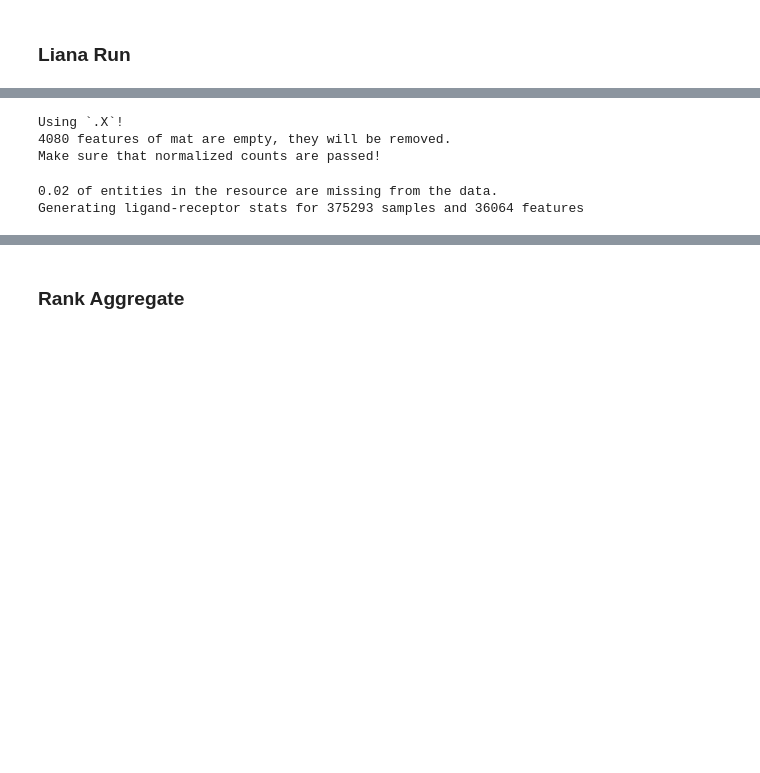
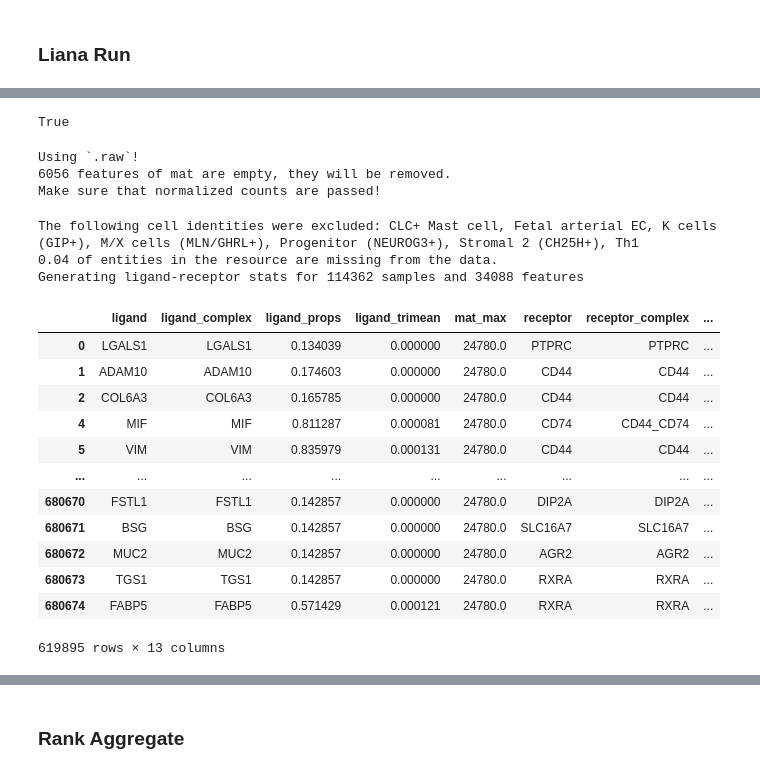
Before and after one commit to Talavera-Lopez-Lab/GCA_social_network, a Jupyter notebook: 4_cell-cell_interactions/Healthy reference/Healthy_reference_liana.ipynb, the cells around one changed output, grey strips where cells are left out. Drawn from its saved outputs; the diff is of its cells as text; code cells hidden in the pictures; blank space fills up the shorter version.

```diff
--- a/4_cell-cell_interactions/Healthy reference/Healthy_reference_liana.ipynb
+++ b/4_cell-cell_interactions/Healthy reference/Healthy_reference_liana.ipynb
@@ -87,0 +76,4 @@ sc.pp.log1p(andata)
+# %%
+X_is_raw(andata)
+# %% [output]
+True
@@ -88,12 +82,13 @@ sc.pp.log1p(andata)
 # %%
-# run cellphonedb
-cellphonedb(andata, groupby='Predicted Cell Labels', expr_prop=0.1, verbose=True, use_raw=False)
+#run cellchat
+cellchat(andata, groupby='Predicted Cell Labels', expr_prop=0.1, verbose=True)
 # %% [output]
-Using `.X`!
-4080 features of mat are empty, they will be removed.
+Using `.raw`!
+6056 features of mat are empty, they will be removed.
 Make sure that normalized counts are passed!
-0.02 of entities in the resource are missing from the data.
-Generating ligand-receptor stats for 375293 samples and 36064 features
+The following cell identities were excluded: CLC+ Mast cell, Fetal arterial EC, K cells (GIP+), M/X cells (MLN/GHRL+), Progenitor (NEUROG3+), Stromal 2 (CH25H+), Th1
+0.04 of entities in the resource are missing from the data.
+Generating ligand-receptor stats for 114362 samples and 34088 features
 # %%
 df = andata.obs['Predicted Cell Labels'].value_counts()
 # %%
@@ -102,2 +97,18 @@ andata.write('/Users/anna.maguza/Desktop/Data/Processed_datasets/CCI/liana/All_c
+# %%
+andata.uns['liana_res']
+# %% [output]
+|  | ligand | ligand_complex | ligand_props | ligand_trimean | mat_max | receptor | receptor_complex | ... |
+| 0 | LGALS1 | LGALS1 | 0.134039 | 0.000000 | 24780.0 | PTPRC | PTPRC | ... |
+| 1 | ADAM10 | ADAM10 | 0.174603 | 0.000000 | 24780.0 | CD44 | CD44 | ... |
+| 2 | COL6A3 | COL6A3 | 0.165785 | 0.000000 | 24780.0 | CD44 | CD44 | ... |
+| 4 | MIF | MIF | 0.811287 | 0.000081 | 24780.0 | CD74 | CD44_CD74 | ... |
+| 5 | VIM | VIM | 0.835979 | 0.000131 | 24780.0 | CD44 | CD44 | ... |
+| ... | ... | ... | ... | ... | ... | ... | ... | ... |
+| 680670 | FSTL1 | FSTL1 | 0.142857 | 0.000000 | 24780.0 | DIP2A | DIP2A | ... |
+| 680671 | BSG | BSG | 0.142857 | 0.000000 | 24780.0 | SLC16A7 | SLC16A7 | ... |
+| 680672 | MUC2 | MUC2 | 0.142857 | 0.000000 | 24780.0 | AGR2 | AGR2 | ... |
+| 680673 | TGS1 | TGS1 | 0.142857 | 0.000000 | 24780.0 | RXRA | RXRA | ... |
+| 680674 | FABP5 | FABP5 | 0.571429 | 0.000121 | 24780.0 | RXRA | RXRA | ... |
+619895 rows × 13 columns
 # %%
 li.pl.dotplot(adata = andata,
```
Also changed, not shown: parts of 24 cells of this notebook, 2 other files.
